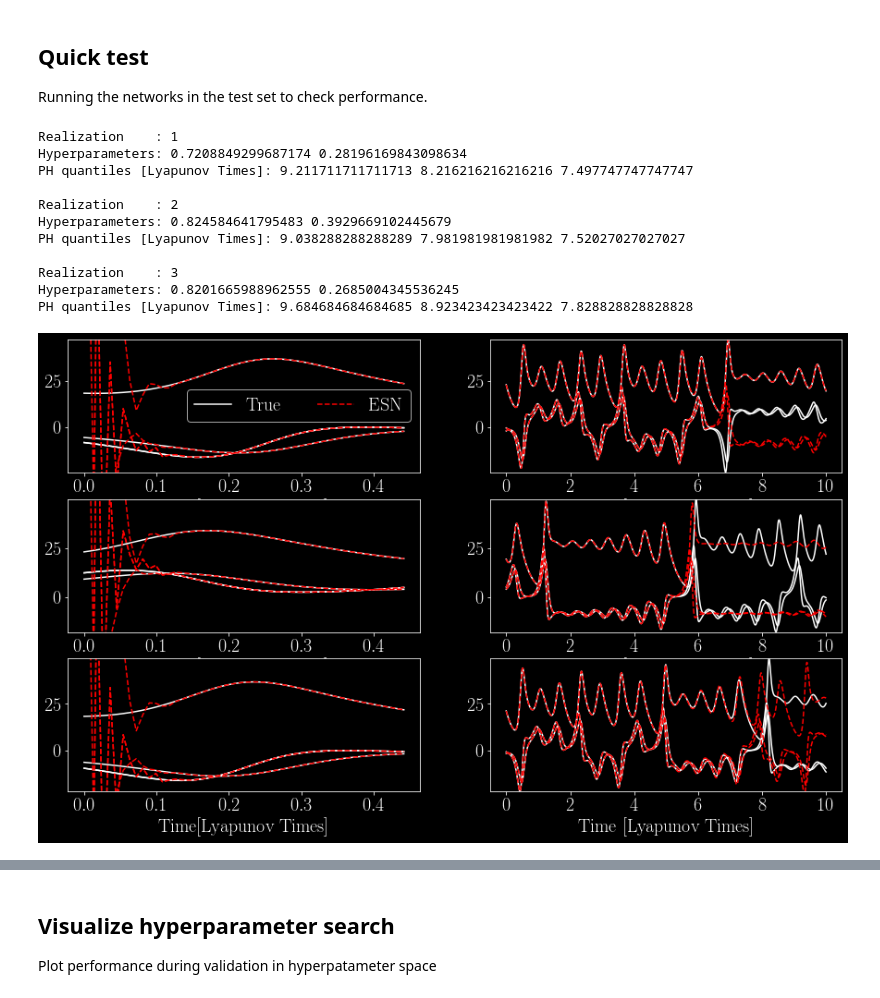
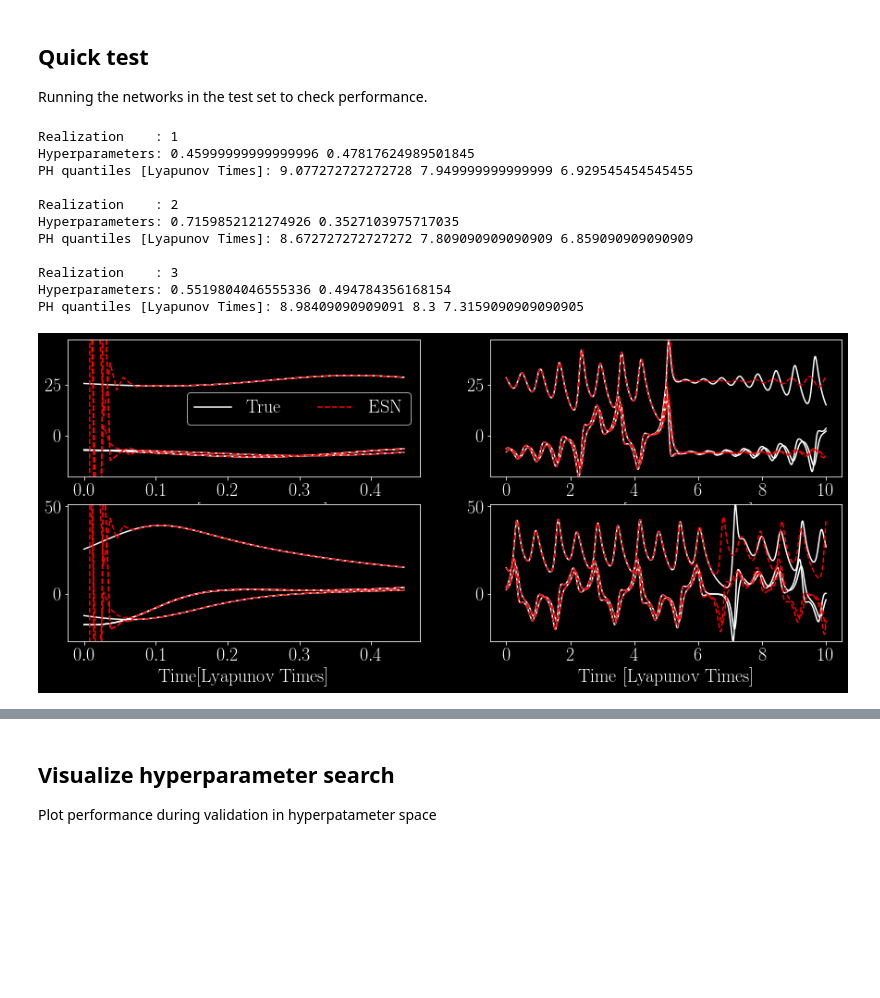
Before and after one commit to alberacca/Echo-State-Networks, a Jupyter notebook: source/ESN_main.ipynb, the cells around one changed output, grey strips where cells are left out. Cells and saved outputs as stored; diff of their text form; code cells hidden in the pictures; blank space fills up the shorter version.

```diff
--- a/source/ESN_main.ipynb
+++ b/source/ESN_main.ipynb
@@ -38,7 +38,7 @@ dim = 3
 
 upsample  = 1               # to increase the dt of the ESN wrt the numerical integrator
 dt        = 0.01*upsample   # time step
-t_lyap    = 0.9**(-1)       # Lyapunov Time (inverse of largest Lyapunov exponent)
+t_lyap    = 0.906**(-1)     # Lyapunov Time (inverse of largest Lyapunov exponent)
 N_lyap    = int(t_lyap/dt)  # number of time steps in one Lyapunov time
 
 N_transient = int(200/dt)
@@ -77,7 +77,7 @@ rnd1  = np.random.RandomState(seed)
 noisy = True
 if noisy:
     data_std = np.std(U,axis=0)
-    sigma_n = 0.0001         #change this to increase/decrease noise in training inputs
+    sigma_n = 0.0001             #change this to increase/decrease noise in training inputs
     for i in range(dim):
         U_tv[:,i] = U_tv[:,i] \
                         + rnd1.normal(0, sigma_n*data_std[i], N_train-1)
@@ -95,7 +95,7 @@ plt.show()
 bias_in   = np.array([1.]) #input bias
 bias_out  = np.array([1.]) #output bias
 
-N_units      = 200 #neurons
+N_units      = 100 #neurons
 connectivity = 3
 sparseness   = 1 - connectivity/(N_units-1)
 
@@ -304,7 +304,7 @@ for j in range(ensemble_test):
     # to plot results
     plot = True
     if plot:
-        n_plot = 3
+        n_plot = 2
         plt.rcParams["figure.figsize"] = (15,3*n_plot)
         plt.figure()
         plt.tight_layout()
@@ -330,37 +330,37 @@ for j in range(ensemble_test):
             #left column has the washout (open-loop) and right column the prediction (closed-loop)
             # only first n_plot test set intervals are plotted
             if i<n_plot:
                 plt.subplot(n_plot,2,1+i*2)
                 xx = np.arange(U_wash[:,-2].shape[0])/N_lyap
                 plt.plot(xx,U_wash[:,-2], 'w', label='True')
                 plt.plot(xx,Uh_wash[:-1,-2], '--r', label='ESN')
                 plt.plot(xx, U_wash[:,:], 'w')
                 plt.plot(xx, Uh_wash[:-1,:],'--r')
                 plt.ylim(Y_t[:,:].min()-.1, Y_t[:,:].max()+.1)
                 plt.xlabel('Time[Lyapunov Times]')
                 if i==0:
                     plt.legend(ncol=2)
                 plt.subplot(n_plot,2,2+i*2)
                 xx = np.arange(Y_t[:,-2].shape[0])/N_lyap
                 plt.plot(xx,Y_t[:,:], 'w')
                 plt.plot(xx,Yh_t[:,:], '--r')
                 plt.ylim(Y_t[:,:].min()-.1, Y_t[:,:].max()+.1)
                 plt.xlabel('Time [Lyapunov Times]')
 
     # Percentiles of the prediction horizon
     print('PH quantiles [Lyapunov Times]:',
           np.quantile(PH,.75), np.median(PH), np.quantile(PH,.25))
     print('')
 # %% [output]
 Realization    : 1
-Hyperparameters: 0.7208849299687174 0.28196169843098634
-PH quantiles [Lyapunov Times]: 9.211711711711713 8.216216216216216 7.497747747747747
+Hyperparameters: 0.45999999999999996 0.47817624989501845
+PH quantiles [Lyapunov Times]: 9.077272727272728 7.949999999999999 6.929545454545455
 
 Realization    : 2
-Hyperparameters: 0.824584641795483 0.3929669102445679
-PH quantiles [Lyapunov Times]: 9.038288288288289 7.981981981981982 7.52027027027027
+Hyperparameters: 0.7159852121274926 0.3527103975717035
+PH quantiles [Lyapunov Times]: 8.672727272727272 7.809090909090909 6.859090909090909
 
 Realization    : 3
-Hyperparameters: 0.8201665988962555 0.2685004345536245
-PH quantiles [Lyapunov Times]: 9.684684684684685 8.923423423423422 7.828828828828828
+Hyperparameters: 0.5519804046555336 0.494784356168154
+PH quantiles [Lyapunov Times]: 8.98409090909091 8.3 7.3159090909090905
-[figure, old version]
+[figure, new version]
```
Also changed, not shown: parts of 4 cells of this notebook, 2 other files.
